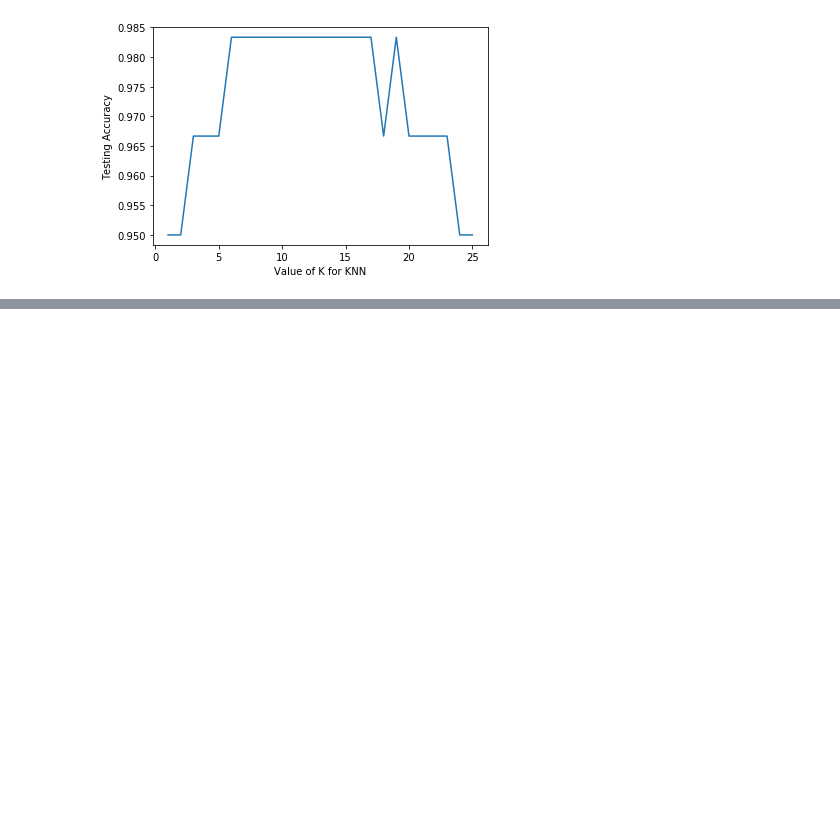
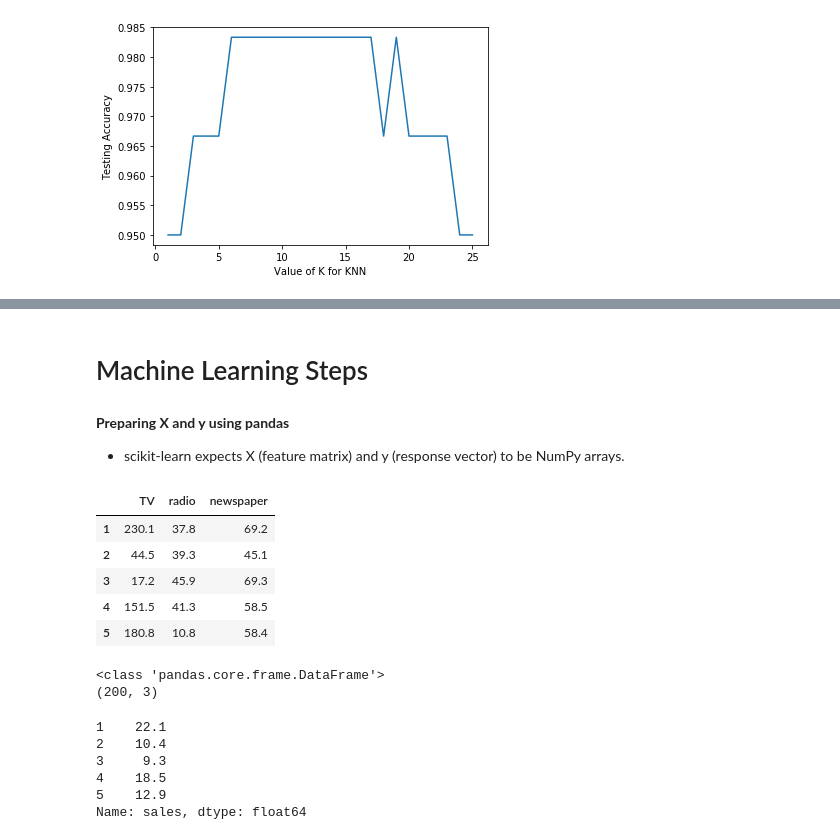
Before and after one commit to Anshul-GH/scikit-learn-application, a Jupyter notebook: Data_School_Scikit-Learn_Exercises.ipynb, the cells around one changed output, grey strips where cells are left out. Saved outputs shown, nothing was run; the diff lists cells and outputs as text; code cells hidden in the pictures; blank space fills up the shorter version.

```diff
--- a/Data_School_Scikit-Learn_Exercises.ipynb
+++ b/Data_School_Scikit-Learn_Exercises.ipynb
@@ -408,0 +473,47 @@ Text(0,0.5,'Testing Accuracy')
+# %% [markdown]
+# Machine Learning Steps
+# %% [markdown]
+<b>Preparing X and y using pandas</b>
+- scikit-learn expects X (feature matrix) and y (response vector) to be NumPy arrays.
+# %%
+# create a Python list of feature names
+feature_cols = ['TV', 'radio', 'newspaper']
+
+# use the list to select a subset of original DataFrame
+X = data[feature_cols]
+
+# equivalent command to this in one line
+X = data[['TV', 'radio', 'newspaper']]
+
+# print the first 5 rows
+X.head()
+# %% [output]
+|  | TV | radio | newspaper |
+| 1 | 230.1 | 37.8 | 69.2 |
+| 2 | 44.5 | 39.3 | 45.1 |
+| 3 | 17.2 | 45.9 | 69.3 |
+| 4 | 151.5 | 41.3 | 58.5 |
+| 5 | 180.8 | 10.8 | 58.4 |
+# %%
+# check the type and shape of X
+print(type(X))
+print(X.shape)
+# %% [output]
+<class 'pandas.core.frame.DataFrame'>
+(200, 3)
+# %%
+# select a Series from the DataFrame
+y = data['sales']
+
+# equivalent command that works if there are no spaces in the column name
+# y = data.sales
+
+# print the first 5 values
+y.head()
+# %% [output]
+1    22.1
+2    10.4
+3     9.3
+4    18.5
+5    12.9
+Name: sales, dtype: float64
```
Also changed, not shown: parts of 11 cells of this notebook.
